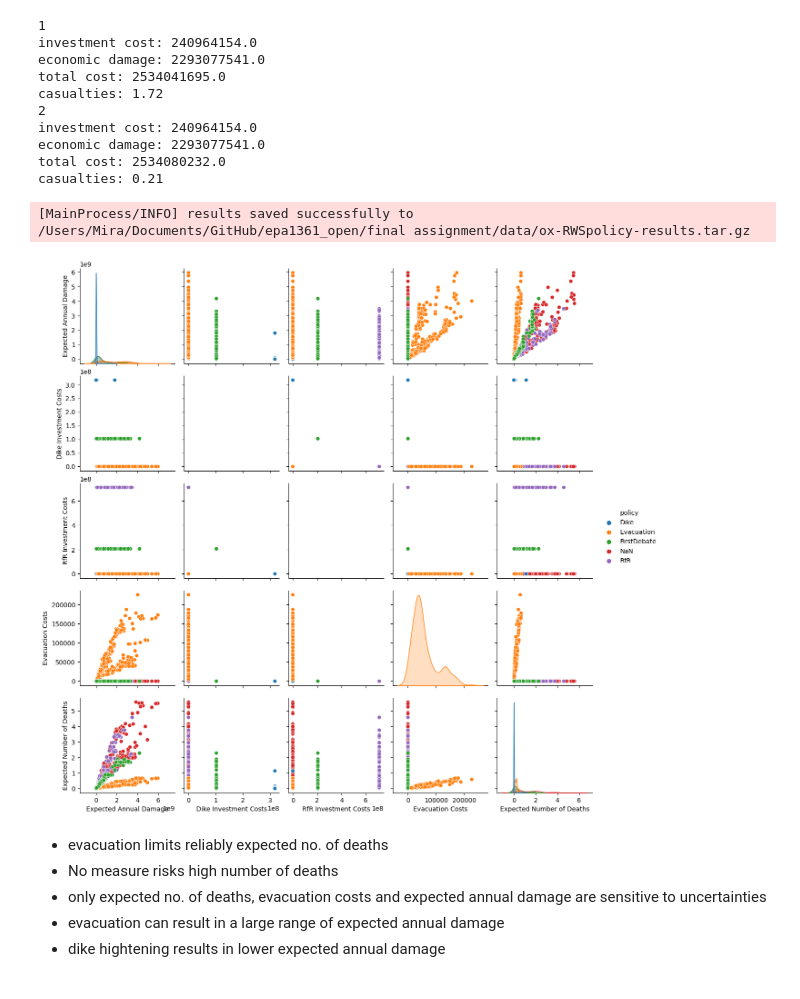
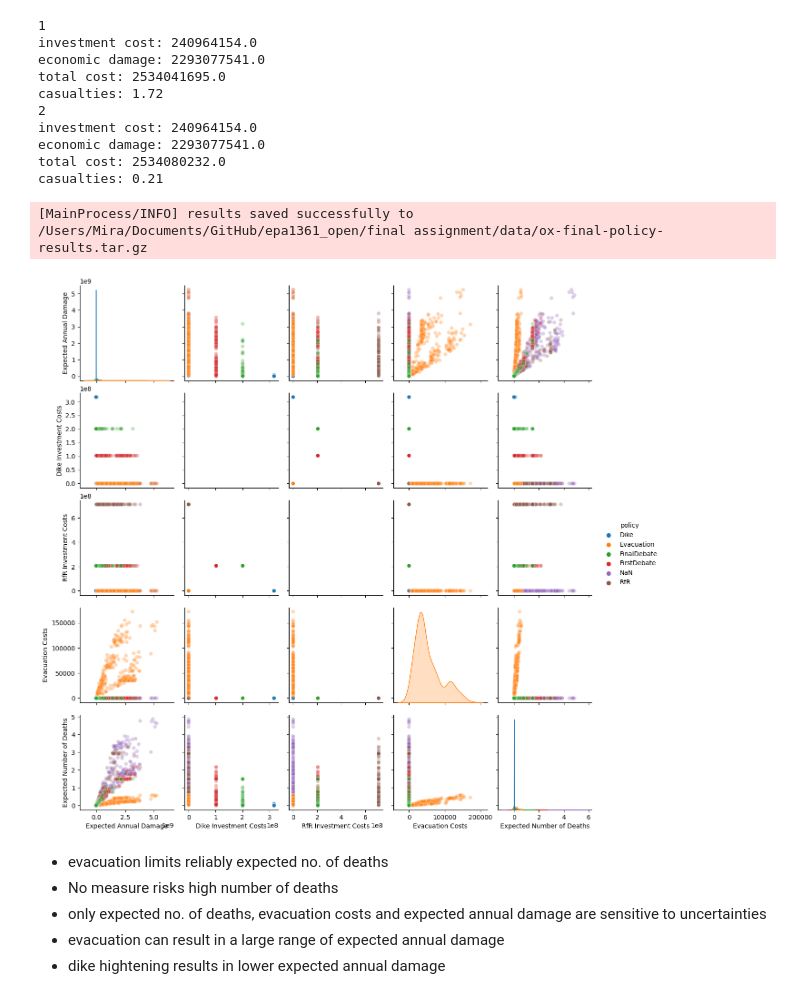
Before and after one commit to green-caro/epa1361_open, a Jupyter notebook: final assignment/Open Exploration.ipynb, the cells around one changed output. Cells and saved outputs as stored; diff of their text form; code cells hidden in the pictures.

Commit message:
updated graph with final debate

```diff
--- a/final assignment/Open Exploration.ipynb
+++ b/final assignment/Open Exploration.ipynb
@@ -108,10 +108,17 @@ policies = [
         )
     ),
     Policy(
-        "FirstDebate", #based on outcome of 1.5 debate
+        "FirstDebate", #based on outcome of post-first debate discussion
         **dict(
             get_do_nothing_dict(),
             **{ "0_RfR 0": 1, "A.3_DikeIncrease 0": 10, "3_RfR 0": 1, "A.5_DikeIncrease 0": 10}
         )
     ),
+        Policy(
+        "FinalDebate", #based on outcome of final debate
+        **dict(
+            get_do_nothing_dict(),
+            **{"0_RfR 0": 1, "A.1_DikeIncrease 0": 3, "A.2_DikeIncrease 0": 3,"A.3_DikeIncrease 0": 10, "3_RfR 0": 1, "A.4_DikeIncrease 0": 3, "A.5_DikeIncrease 0": 10}
+        )
+    ),
 ]
@@ -293,27 +125,6 @@ policies = [
-# %%
-def get_do_nothing_dict():
-    return {l.name: 0 for l in dike_model.levers}
-
-
-policies = [
-    Policy(
-        "1RFR_1DH_3DH_5DH", #based on outcome of 1.5 debate
-        **dict(
-            get_do_nothing_dict(),
-            **{"0_RfR 0": 1, "A.1_DikeIncrease 0": 5, "A.3_DikeIncrease 0": 10, "A.5_DikeIncrease 0": 10}
-        )
-    ),
-    Policy(
-        "1RFR_1DH_3DH_5DH+EWS", #based on outcome of 1.5 debate
-        **dict(
-            get_do_nothing_dict(),
-            **{"0_RfR 0": 1, "A.1_DikeIncrease 0": 5, "A.3_DikeIncrease 0": 10,"A.5_DikeIncrease 0": 10, "EWS_DaysToThreat": 4}
-        )
-    ),
-]
 # %%
 # pass the policies list to EMA workbench experiment runs
-n_scenarios = 200
+n_scenarios = 300
 with MultiprocessingEvaluator(dike_model) as evaluator:
     results = evaluator.perform_experiments(n_scenarios, policies)
 # %% [output]
@@ -352,23 +163,23 @@ experiments.to_csv('data/ox-policy-experiments.csv')
 df_out.to_csv('data/ox-policy-outcomes.csv')
 # %%
 from ema_workbench import save_results
-save_results(results, 'data/ox-RWSpolicy-results.tar.gz')
+save_results(results, 'data/ox-final-policy-results.tar.gz')
 # %% [output]
-[MainProcess/INFO] results saved successfully to /Users/Mira/Documents/GitHub/epa1361_open/final assignment/data/ox-RWSpolicy-results.tar.gz
+[MainProcess/INFO] results saved successfully to /Users/Mira/Documents/GitHub/epa1361_open/final assignment/data/ox-final-policy-results.tar.gz
 # %%
 #Simple Visual Correlation and Trade-Off Analysis: for multiple outcomes of interest; Which uncertainties generate system behaviour?
 #alternative seaborn sns based plot
 experiments, outcomes = results
 policies = experiments['policy']
 
 data = pd.DataFrame.from_dict(outcomes)
 data['policy'] = policies
 
-sns.pairplot(data, hue='policy',  vars=outcomes.keys(), )
-plt.savefig('data/ox-pb2-outcome2outcome.png')
+sns.pairplot(data, hue='policy',  vars=outcomes.keys(), plot_kws={'alpha': 0.3})
+plt.savefig('data/ox-pb2-outcome2outcome-final.png')
 plt.show()
 # %% [output]
-[figure, old version]
+[figure, new version]
 # %% [markdown]
 - evacuation limits reliably expected no. of deaths
 - No measure risks high number of deaths
```
Also changed, not shown: parts of 5 cells of this notebook, 3 other files.
